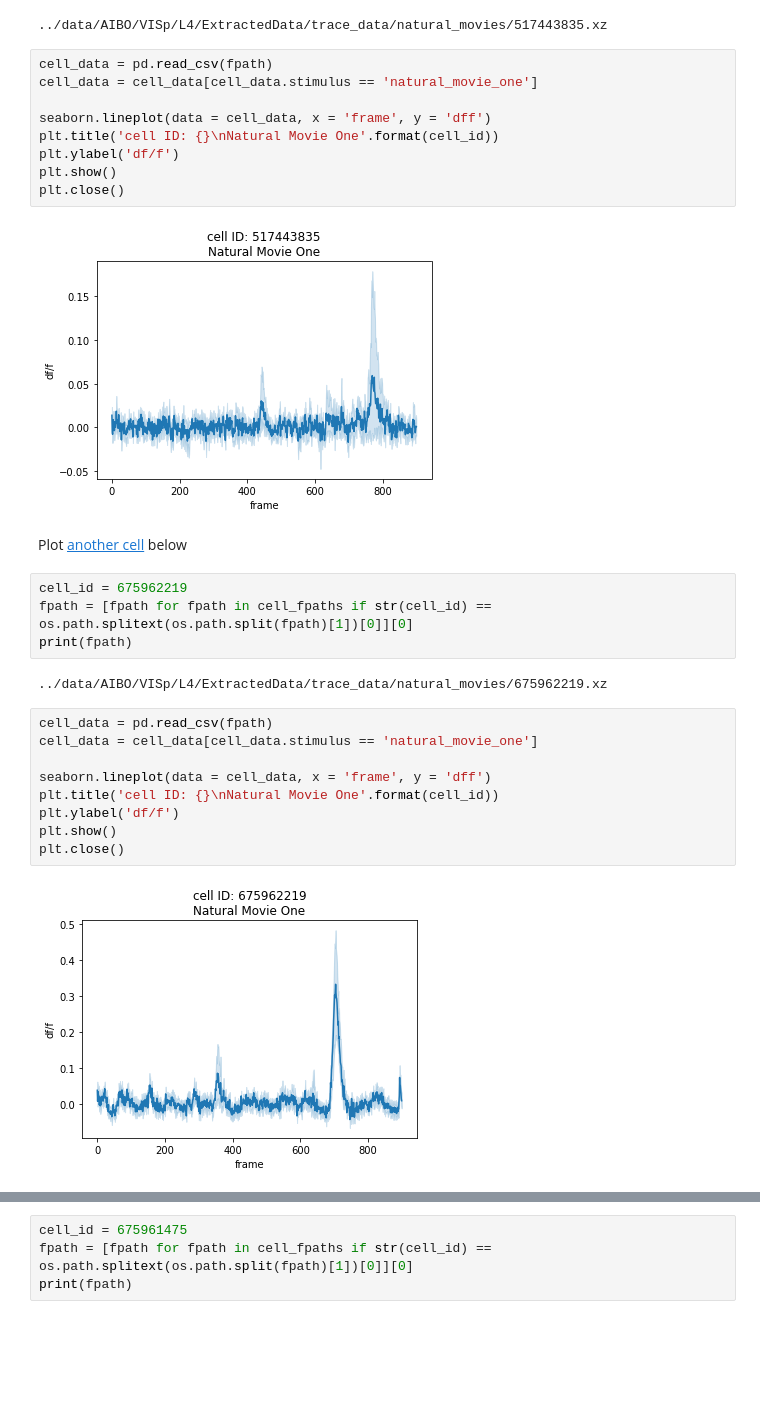
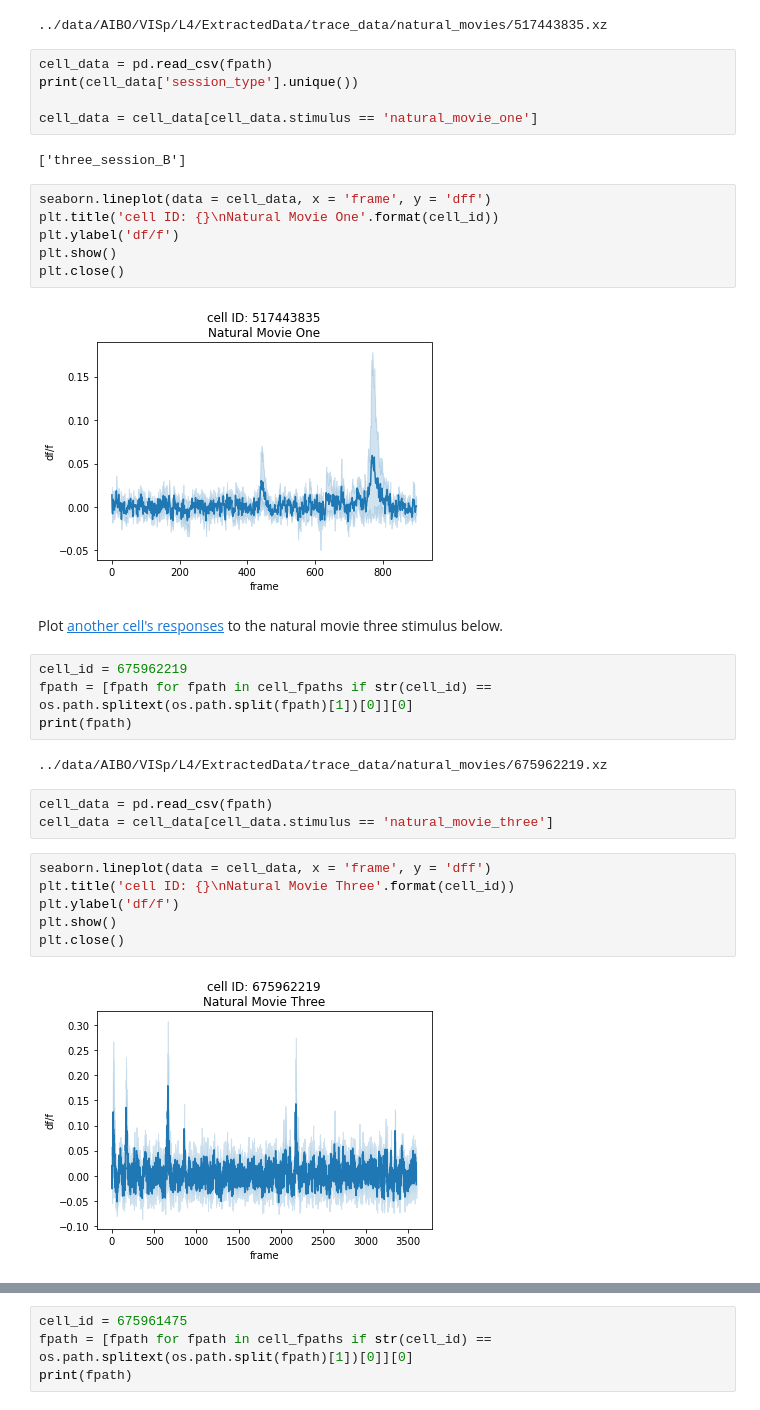
Before and after one commit to MichaelTeti/NEMO, a Jupyter notebook: examples/plot_responses.ipynb, the cells around one changed output, grey strips where cells are left out. Saved outputs shown, nothing was run; the diff lists cells and outputs as text; blank space fills up the shorter version.

```diff
--- a/examples/plot_responses.ipynb
+++ b/examples/plot_responses.ipynb
@@ -68,10 +68,14 @@ fpath = [fpath for fpath in cell_fpaths if str(cell_id) == os.path.splitext(os.p
 print(fpath)
 # %% [output]
 ../data/AIBO/VISp/L4/ExtractedData/trace_data/natural_movies/517443835.xz
+# %%
+cell_data = pd.read_csv(fpath)
+print(cell_data['session_type'].unique())
+
+cell_data = cell_data[cell_data.stimulus == 'natural_movie_one']
+# %% [output]
+['three_session_B']
 # %%
-cell_data = pd.read_csv(fpath)
-cell_data = cell_data[cell_data.stimulus == 'natural_movie_one']
-
 seaborn.lineplot(data = cell_data, x = 'frame', y = 'dff')
 plt.title('cell ID: {}\nNatural Movie One'.format(cell_id))
 plt.ylabel('df/f')
@@ -80,22 +84,22 @@ plt.close()
 # %% [output]
 [figure]
 # %% [markdown]
-Plot [another cell](http://observatory.brain-map.org/visualcoding/search/cell?id=675962219#natural_movie_one_a) below
+Plot [another cell's responses](http://observatory.brain-map.org/visualcoding/search/cell?id=675962219#natural_movie_one_a) to the natural movie three stimulus below.
 # %%
 cell_id = 675962219
 fpath = [fpath for fpath in cell_fpaths if str(cell_id) == os.path.splitext(os.path.split(fpath)[1])[0]][0]
 print(fpath)
 # %% [output]
 ../data/AIBO/VISp/L4/ExtractedData/trace_data/natural_movies/675962219.xz
+# %%
+cell_data = pd.read_csv(fpath)
+cell_data = cell_data[cell_data.stimulus == 'natural_movie_three']
 # %%
-cell_data = pd.read_csv(fpath)
-cell_data = cell_data[cell_data.stimulus == 'natural_movie_one']
-
 seaborn.lineplot(data = cell_data, x = 'frame', y = 'dff')
-plt.title('cell ID: {}\nNatural Movie One'.format(cell_id))
+plt.title('cell ID: {}\nNatural Movie Three'.format(cell_id))
 plt.ylabel('df/f')
 plt.show()
 plt.close()
 # %% [output]
-[figure, old version]
+[figure, new version]
 # %% [markdown]
```
Also changed, not shown: parts of 6 cells of this notebook.
